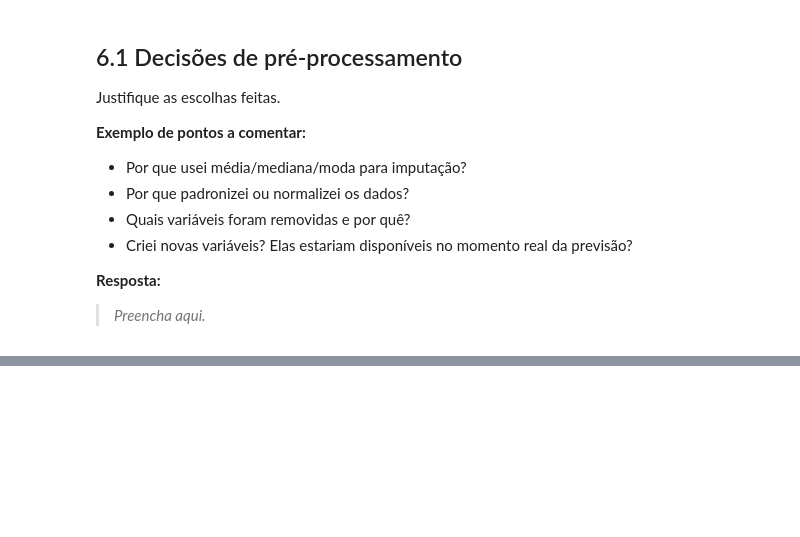
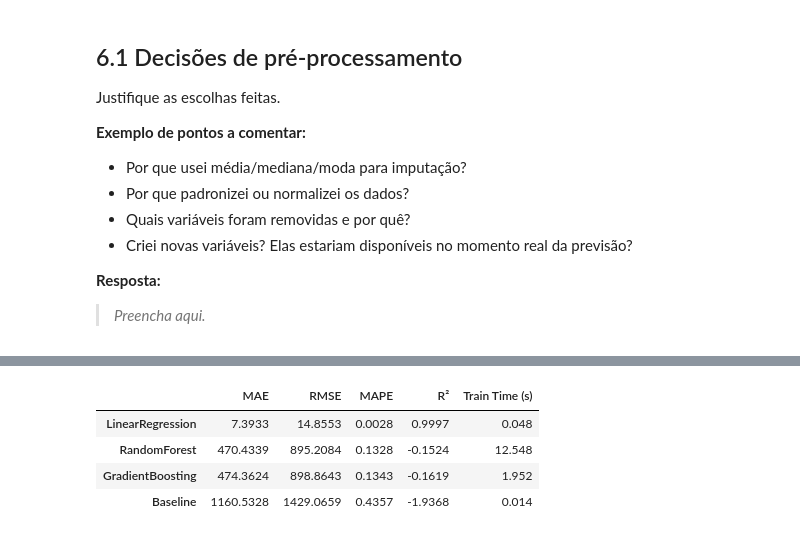
Before and after one commit to lalipedrozo/PUC_MVP_Machine_Learning, a Jupyter notebook: MVP_Machine_Learning.ipynb, the cells around one changed output, grey strips where cells are left out. Drawn from its saved outputs; the diff is of its cells as text; code cells hidden in the pictures; blank space fills up the shorter version.

```diff
--- a/MVP_Machine_Learning.ipynb
+++ b/MVP_Machine_Learning.ipynb
@@ -1029,0 +802,49 @@ Use esta seção apenas se o projeto realmente precisar.
+# %%
+# ==========================================================
+# Treinamento e avaliação inicial
+# ==========================================================
+
+results = {}
+trained_models = {}
+
+# ==========================================================
+# Baseline + modelos candidatos
+# ==========================================================
+
+# --- Baseline ---
+t0 = time.time()
+baseline.fit(X_train, y_train)
+train_time = time.time() - t0
+
+y_pred = baseline.predict(X_test)
+
+results["Baseline"] = evaluate_regression(y_test, y_pred)
+results["Baseline"]["Train Time (s)"] = round(train_time, 3)
+
+trained_models["Baseline"] = baseline
+
+# --- Modelos candidatos ---
+for name, model in candidates.items():
+    t0 = time.time()
+    model.fit(X_train, y_train)
+    train_time = time.time() - t0
+
+    y_pred = model.predict(X_test)
+
+    results[name] = evaluate_regression(y_test, y_pred)
+    results[name]["Train Time (s)"] = round(train_time, 3)
+
+    trained_models[name] = model
+
+# ==========================================================
+# Resultados organizados
+# ==========================================================
+
+results_df = show_results_table(results)
+display(results_df)
+# %% [output]
+|  | MAE | RMSE | MAPE | R² | Train Time (s) |
+| LinearRegression | 7.3933 | 14.8553 | 0.0028 | 0.9997 | 0.048 |
+| RandomForest | 470.4339 | 895.2084 | 0.1328 | -0.1524 | 12.548 |
+| GradientBoosting | 474.3624 | 898.8643 | 0.1343 | -0.1619 | 1.952 |
+| Baseline | 1160.5328 | 1429.0659 | 0.4357 | -1.9368 | 0.014 |
```
Also changed, not shown: parts of 61 cells of this notebook.
